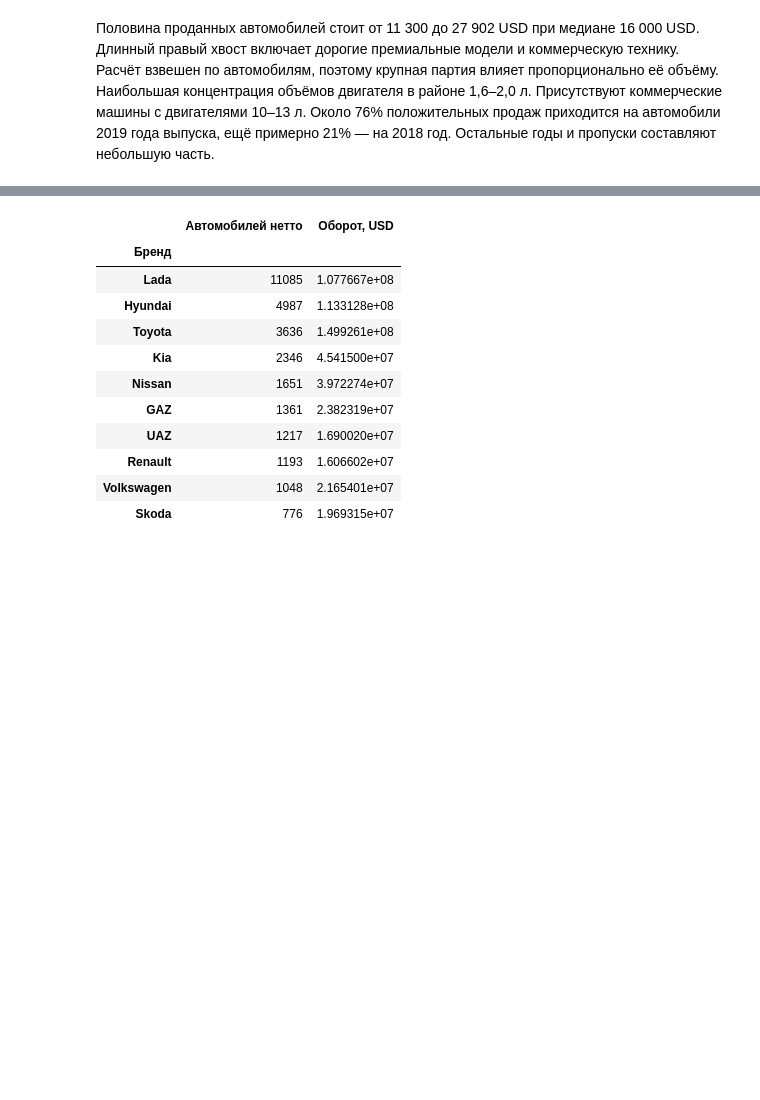
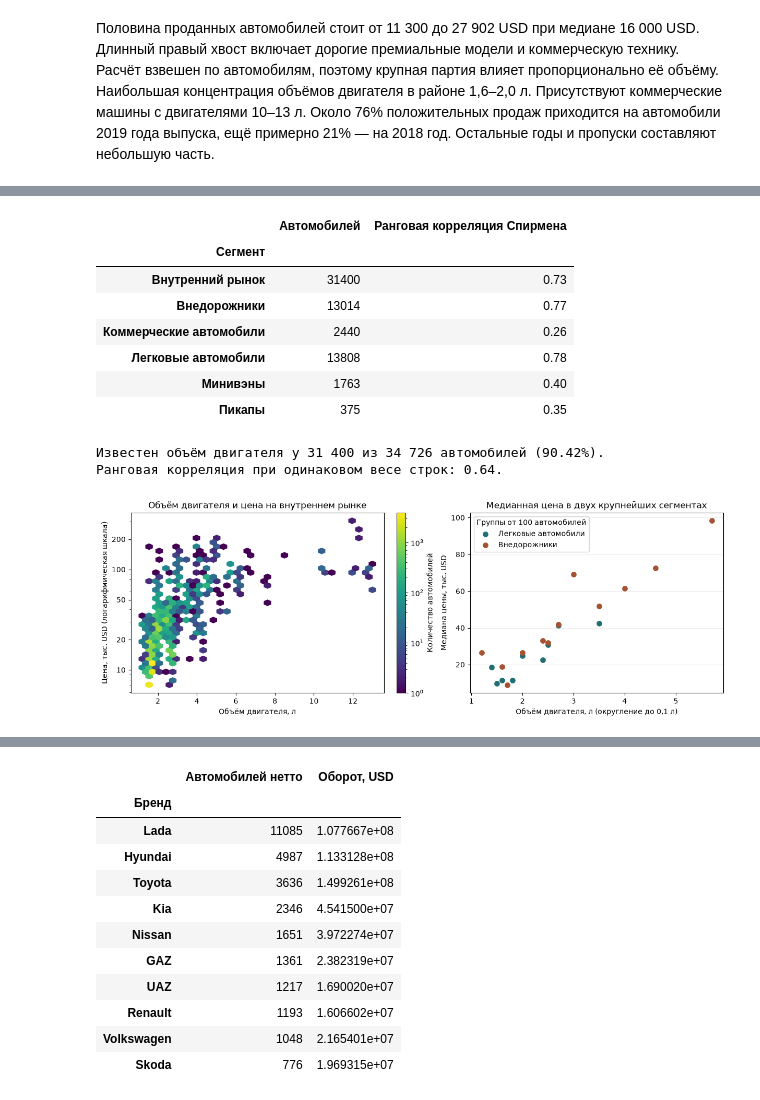
Before and after one commit to lapin-sh/practicum-data-preprocessing-analysis, a Jupyter notebook: coursework/autokz2019_analysis.ipynb, the cells around one changed output, grey strips where cells are left out. Cells and saved outputs as stored; diff of their text form; code cells hidden in the pictures; blank space fills up the shorter version.

Commit message:
Address Practicum reviewer feedback
Add an analysis of the relationship between engine displacement and vehicle price. Revise the report to use an impersonal style.

```diff
--- a/coursework/autokz2019_analysis.ipynb
+++ b/coursework/autokz2019_analysis.ipynb
@@ -208,0 +213,56 @@ plt.show()
+# %%
+cars_with_engine = engines.loc[engines.index.repeat(engines['units'])]
+market_segments = [('Внутренний рынок', cars_with_engine),
+                   *cars_with_engine.groupby('segment_2013', observed=True)]
+
+def engine_price_spearman(frame):
+    return frame['engine_l'].rank().corr(frame['unit_price_usd'].rank())
+
+engine_price = pd.DataFrame(
+    [(label, len(frame), engine_price_spearman(frame)) for label, frame in market_segments],
+    columns=['Сегмент', 'Автомобилей', 'Ранговая корреляция Спирмена'],
+).set_index('Сегмент')
+display(engine_price.round(2))
+engine_coverage = 100 * len(cars_with_engine) / volume
+print(f'Известен объём двигателя у {len(cars_with_engine):,} из {volume:,} автомобилей '
+      f'({engine_coverage:.2f}%).'.replace(',', ' '))
+print(f'Ранговая корреляция при одинаковом весе строк: {engine_price_spearman(engines):.2f}.')
+
+fig, (density_ax, segment_ax) = plt.subplots(1, 2, figsize=(12, 4.2), constrained_layout=True)
+density = density_ax.hexbin(
+    cars_with_engine['engine_l'].to_numpy(),
+    cars_with_engine['unit_price_usd'].to_numpy() / 1_000,
+    gridsize=34, yscale='log', bins='log', mincnt=1, cmap='viridis',
+)
+density_ax.set(title='Объём двигателя и цена на внутреннем рынке',
+               xlabel='Объём двигателя, л', ylabel='Цена, тыс. USD (логарифмическая шкала)')
+price_ticks = [10, 20, 50, 100, 200]
+density_ax.set_yticks(price_ticks, labels=[str(tick) for tick in price_ticks])
+fig.colorbar(density, ax=density_ax, label='Количество автомобилей')
+
+for segment, color in [('Легковые автомобили', '#216e73'), ('Внедорожники', '#a45433')]:
+    segment_cars = cars_with_engine.loc[cars_with_engine['segment_2013'].eq(segment)]
+    price_by_engine = segment_cars.groupby(segment_cars['engine_l'].round(1))['unit_price_usd'].agg(
+        ['size', 'median']
+    )
+    common_sizes = price_by_engine.loc[price_by_engine['size'].ge(100)]
+    segment_ax.scatter(common_sizes.index, common_sizes['median'] / 1_000,
+                       s=45, color=color, label=segment)
+
+segment_ax.set(title='Медианная цена в двух крупнейших сегментах',
+               xlabel='Объём двигателя, л (округление до 0,1 л)', ylabel='Медиана цены, тыс. USD')
+segment_ax.grid(axis='y', alpha=.25)
+segment_ax.legend(title='Группы от 100 автомобилей')
+plt.show()
+# %% [output]
+|  | Автомобилей | Ранговая корреляция Спирмена |
+| Сегмент |  |  |
+| Внутренний рынок | 31400 | 0.73 |
+| Внедорожники | 13014 | 0.77 |
+| Коммерческие автомобили | 2440 | 0.26 |
+| Легковые автомобили | 13808 | 0.78 |
+| Минивэны | 1763 | 0.40 |
+| Пикапы | 375 | 0.35 |
+Известен объём двигателя у 31 400 из 34 726 автомобилей (90.42%).
+Ранговая корреляция при одинаковом весе строк: 0.64.
+[figure, added]
```
Also changed, not shown: parts of 2 cells of this notebook, 1 other file.
